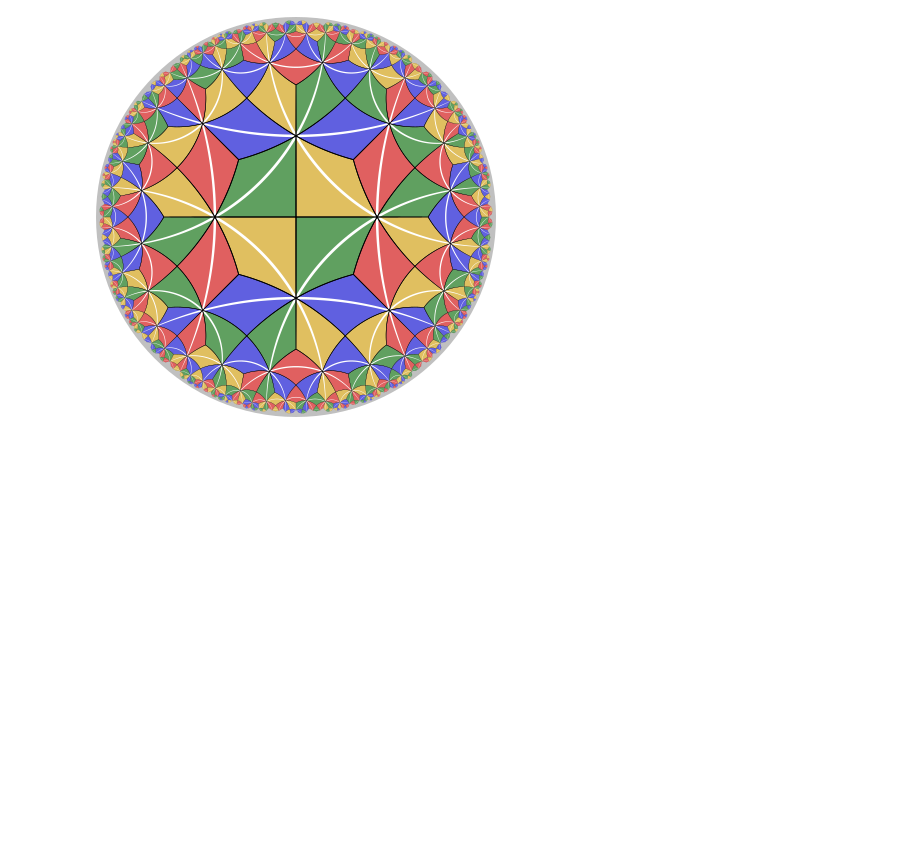
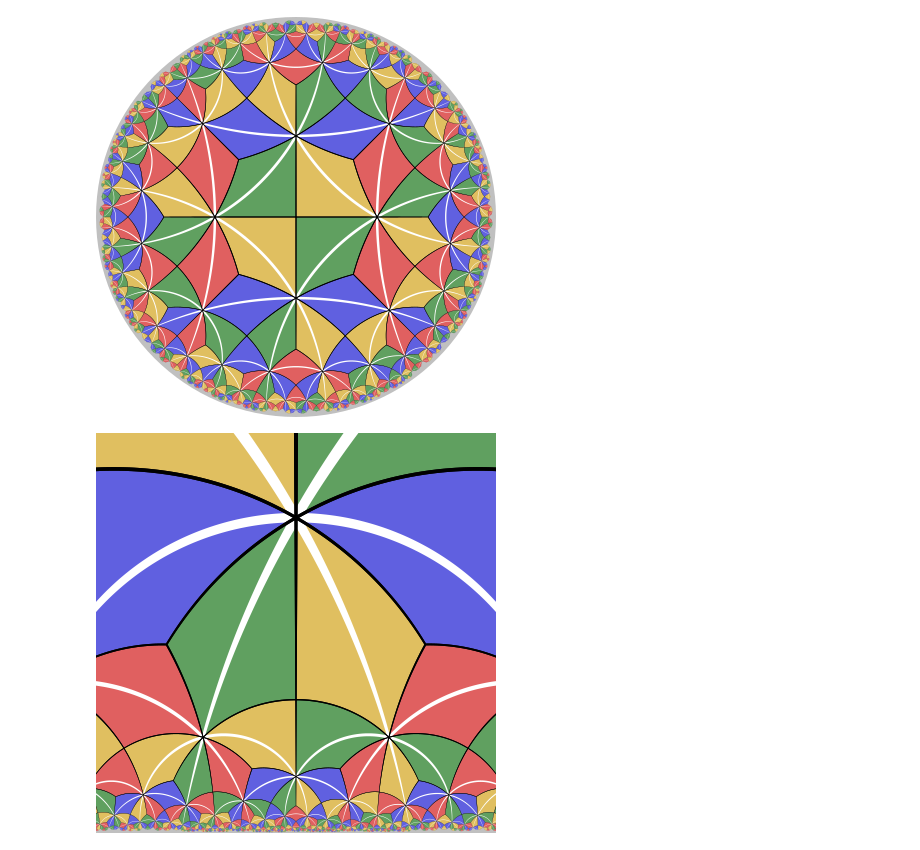
Before and after one commit to cduck/hyperbolic, a Jupyter notebook: examples/tiles.ipynb, the cells around one changed output. Drawn from its saved outputs; the diff is of its cells as text; code cells hidden in the pictures; blank space fills up the shorter version.

Commit message:
Add examples for the half-plane projection

```diff
--- a/examples/tiles.ipynb
+++ b/examples/tiles.ipynb
@@ -260,3 +260,22 @@ d.saveSvg('images/escherApprox.svg')
 d.rasterize(toFile='images/escherApprox.png')
 # %% [output]
 [figure]
+# %%
+# Transform the Poincare disk to the Poincare half-plane
+# A small translation to avoid singularities
+trans = Transform.merge(Transform.diskToHalf(), Transform.translation((-0.00001,0)))
+
+d = Drawing(3, 3, origin=(-1.5, 0))
+d.append(draw.Rectangle(-10, -10, 20, 20, fill='silver'))
+for tile in tiles:
+    d.draw(tile, transform=trans, layer=0)
+for tile in tiles:
+    d.draw(tile, transform=trans, layer=1)
+for tile in tiles:
+    d.draw(tile, transform=trans, layer=2)
+
+d.setRenderSize(w=400)
+d.saveSvg('images/escherApproxHalfPlane.svg')
+d.rasterize(toFile='images/escherApproxHalfPlane.png')
+# %% [output]
+[figure, added]
```
Also changed, not shown: 16 other files.
